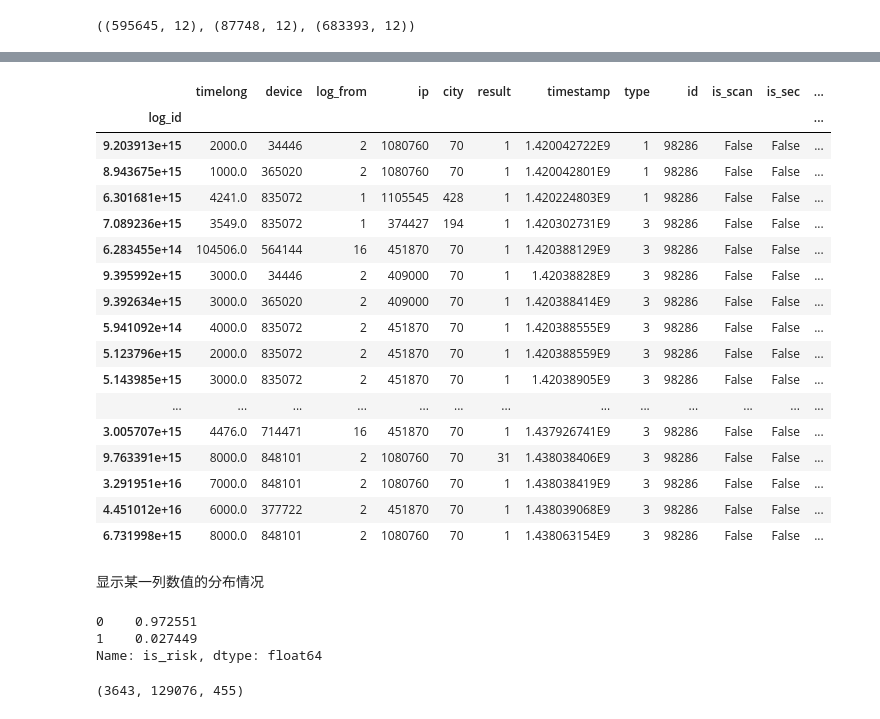
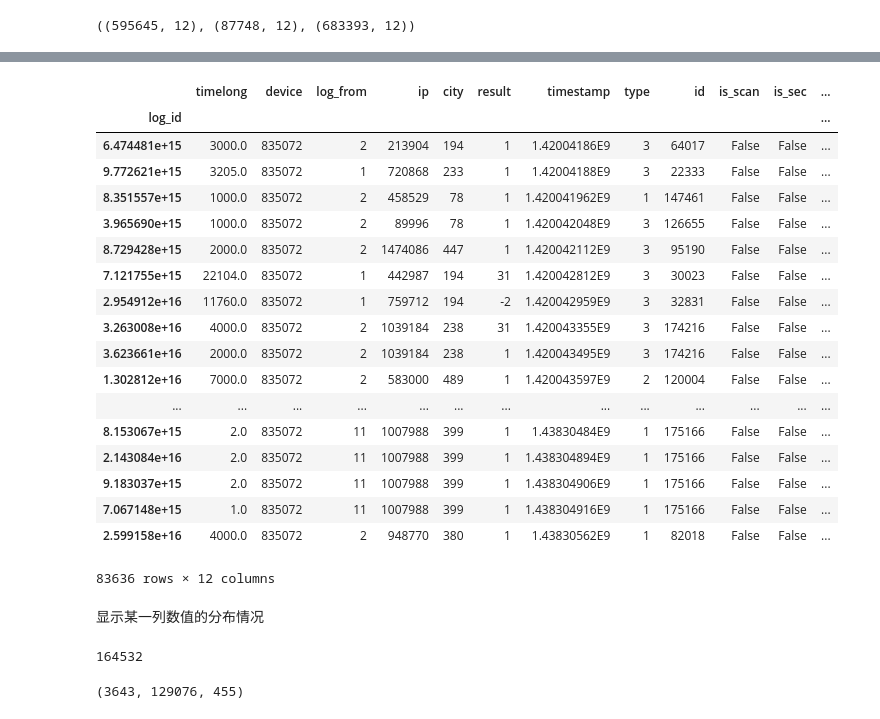
Before and after one commit to tusonggao/Kaggle_code, a Jupyter notebook: jd_contest/jd_contest.ipynb, the cells around one changed output, grey strips where cells are left out. Drawn from its saved outputs; the diff is of its cells as text; code cells hidden in the pictures.

Commit message:
jd_contest add decide by risk_id

```diff
--- a/jd_contest/jd_contest.ipynb
+++ b/jd_contest/jd_contest.ipynb
@@ -39,24 +43,28 @@ trade_df[trade_df.id=='98286'].sort_values(by='time', ascending = True)
-# %%
-merged_login_df[merged_login_df.id=='98286'].sort_values(by='time', ascending = True)
-# %% [output]
-|  | timelong | device | log_from | ip | city | result | timestamp | type | id | is_scan | is_sec | ... |
-| log_id |  |  |  |  |  |  |  |  |  |  |  | ... |
-| 9.203913e+15 | 2000.0 | 34446 | 2 | 1080760 | 70 | 1 | 1.420042722E9 | 1 | 98286 | False | False | ... |
-| 8.943675e+15 | 1000.0 | 365020 | 2 | 1080760 | 70 | 1 | 1.420042801E9 | 1 | 98286 | False | False | ... |
-| 6.301681e+15 | 4241.0 | 835072 | 1 | 1105545 | 428 | 1 | 1.420224803E9 | 1 | 98286 | False | False | ... |
-| 7.089236e+15 | 3549.0 | 835072 | 1 | 374427 | 194 | 1 | 1.420302731E9 | 3 | 98286 | False | False | ... |
-| 6.283455e+14 | 104506.0 | 564144 | 16 | 451870 | 70 | 1 | 1.420388129E9 | 3 | 98286 | False | False | ... |
-| 9.395992e+15 | 3000.0 | 34446 | 2 | 409000 | 70 | 1 | 1.42038828E9 | 3 | 98286 | False | False | ... |
-| 9.392634e+15 | 3000.0 | 365020 | 2 | 409000 | 70 | 1 | 1.420388414E9 | 3 | 98286 | False | False | ... |
-| 5.941092e+14 | 4000.0 | 835072 | 2 | 451870 | 70 | 1 | 1.420388555E9 | 3 | 98286 | False | False | ... |
-| 5.123796e+15 | 2000.0 | 835072 | 2 | 451870 | 70 | 1 | 1.420388559E9 | 3 | 98286 | False | False | ... |
-| 5.143985e+15 | 3000.0 | 835072 | 2 | 451870 | 70 | 1 | 1.42038905E9 | 3 | 98286 | False | False | ... |
-| ... | ... | ... | ... | ... | ... | ... | ... | ... | ... | ... | ... | ... |
-| 3.005707e+15 | 4476.0 | 714471 | 16 | 451870 | 70 | 1 | 1.437926741E9 | 3 | 98286 | False | False | ... |
-| 9.763391e+15 | 8000.0 | 848101 | 2 | 1080760 | 70 | 31 | 1.438038406E9 | 3 | 98286 | False | False | ... |
-| 3.291951e+16 | 7000.0 | 848101 | 2 | 1080760 | 70 | 1 | 1.438038419E9 | 3 | 98286 | False | False | ... |
-| 4.451012e+16 | 6000.0 | 377722 | 2 | 451870 | 70 | 1 | 1.438039068E9 | 3 | 98286 | False | False | ... |
-| 6.731998e+15 | 8000.0 | 848101 | 2 | 1080760 | 70 | 1 | 1.438063154E9 | 3 | 98286 | False | False | ... |
+# %%
+# merged_login_df[merged_login_df.id=='174435'].sort_values(by='time', ascending = True)
+merged_login_df[merged_login_df.device==835072].sort_values(by='time', ascending = True)
+# merged_login_df[merged_login_df.ip==35022].sort_values(by='time', ascending = True)
+# merged_login_df[merged_login_df.device==756350].sort_values(by='time', ascending = True)
+# %% [output]
+|  | timelong | device | log_from | ip | city | result | timestamp | type | id | is_scan | is_sec | ... |
+| log_id |  |  |  |  |  |  |  |  |  |  |  | ... |
+| 6.474481e+15 | 3000.0 | 835072 | 2 | 213904 | 194 | 1 | 1.42004186E9 | 3 | 64017 | False | False | ... |
+| 9.772621e+15 | 3205.0 | 835072 | 1 | 720868 | 233 | 1 | 1.42004188E9 | 3 | 22333 | False | False | ... |
+| 8.351557e+15 | 1000.0 | 835072 | 2 | 458529 | 78 | 1 | 1.420041962E9 | 1 | 147461 | False | False | ... |
+| 3.965690e+15 | 1000.0 | 835072 | 2 | 89996 | 78 | 1 | 1.420042048E9 | 3 | 126655 | False | False | ... |
+| 8.729428e+15 | 2000.0 | 835072 | 2 | 1474086 | 447 | 1 | 1.420042112E9 | 3 | 95190 | False | False | ... |
+| 7.121755e+15 | 22104.0 | 835072 | 1 | 442987 | 194 | 31 | 1.420042812E9 | 3 | 30023 | False | False | ... |
+| 2.954912e+16 | 11760.0 | 835072 | 1 | 759712 | 194 | -2 | 1.420042959E9 | 3 | 32831 | False | False | ... |
+| 3.263008e+16 | 4000.0 | 835072 | 2 | 1039184 | 238 | 31 | 1.420043355E9 | 3 | 174216 | False | False | ... |
+| 3.623661e+16 | 2000.0 | 835072 | 2 | 1039184 | 238 | 1 | 1.420043495E9 | 3 | 174216 | False | False | ... |
+| 1.302812e+16 | 7000.0 | 835072 | 2 | 583000 | 489 | 1 | 1.420043597E9 | 2 | 120004 | False | False | ... |
+| ... | ... | ... | ... | ... | ... | ... | ... | ... | ... | ... | ... | ... |
+| 8.153067e+15 | 2.0 | 835072 | 11 | 1007988 | 399 | 1 | 1.43830484E9 | 1 | 175166 | False | False | ... |
+| 2.143084e+16 | 2.0 | 835072 | 11 | 1007988 | 399 | 1 | 1.438304894E9 | 1 | 175166 | False | False | ... |
+| 9.183037e+15 | 2.0 | 835072 | 11 | 1007988 | 399 | 1 | 1.438304906E9 | 1 | 175166 | False | False | ... |
+| 7.067148e+15 | 1.0 | 835072 | 11 | 1007988 | 399 | 1 | 1.438304916E9 | 1 | 175166 | False | False | ... |
+| 2.599158e+16 | 4000.0 | 835072 | 2 | 948770 | 380 | 1 | 1.43830562E9 | 1 | 82018 | False | False | ... |
+83636 rows × 12 columns
 # %% [markdown]
 显示某一列数值的分布情况
 # %%
@@ -64,13 +72,12 @@ trade_df.shape, trade_df[trade_df['is_risk']==0].shape, trade_df[trade_df['is_ri
 login_df.count()
 #trade_df.is_risk.value_counts(normalize=True).plot(kind='bar', alpha=0.5)
 trade_df.is_risk.value_counts(normalize=True)
+len(merged_login_df['device'].unique())
 #login_df.is_sec.value_counts(normalize=True).plot(kind='bar', alpha=0.5)
 #login_test_df.is_sec.value_counts(normalize=True).plot(kind='bar', alpha=0.5)
 #login_test_df.info()
 # %% [output]
-0    0.972551
-1    0.027449
-Name: is_risk, dtype: float64
+164532
 # %%
 trade_df_by_id = trade_df['is_risk'].groupby(trade_df['id'])
 
```
Also changed, not shown: parts of 5 cells of this notebook.
